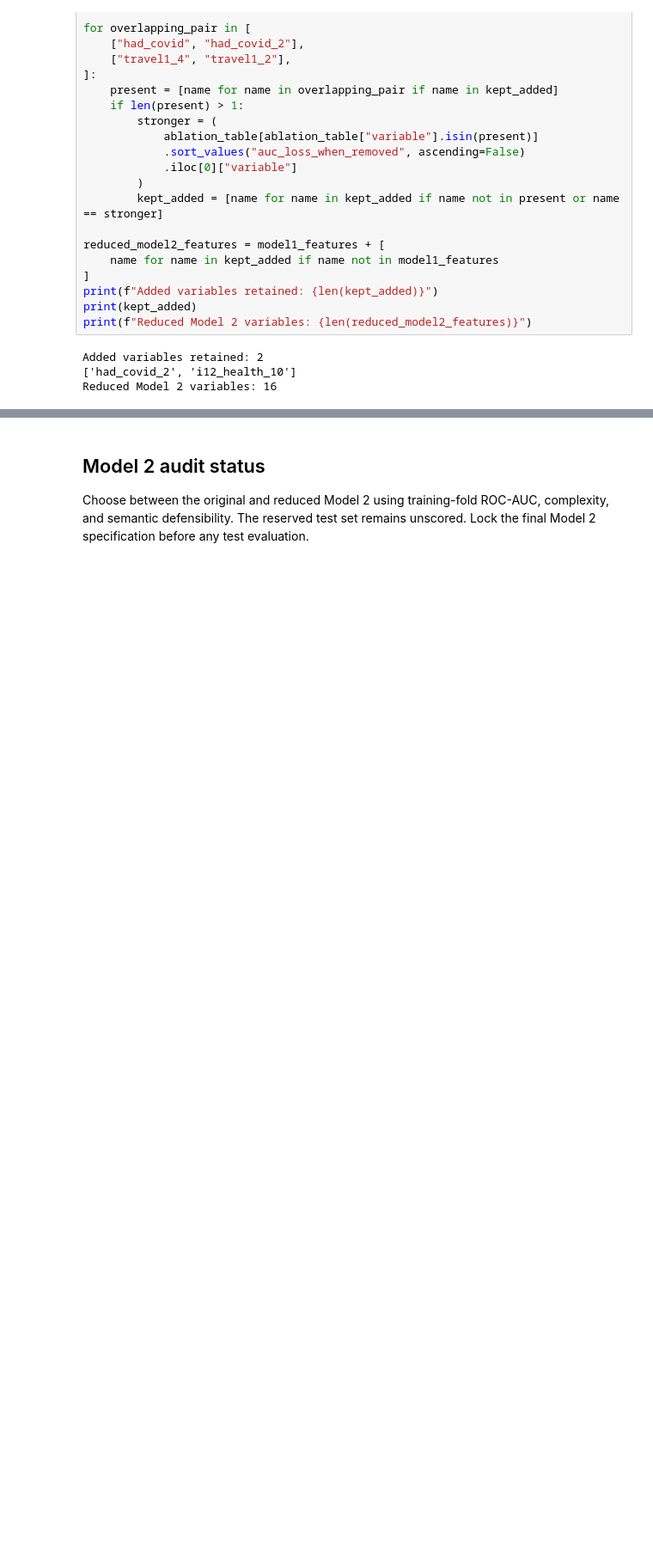
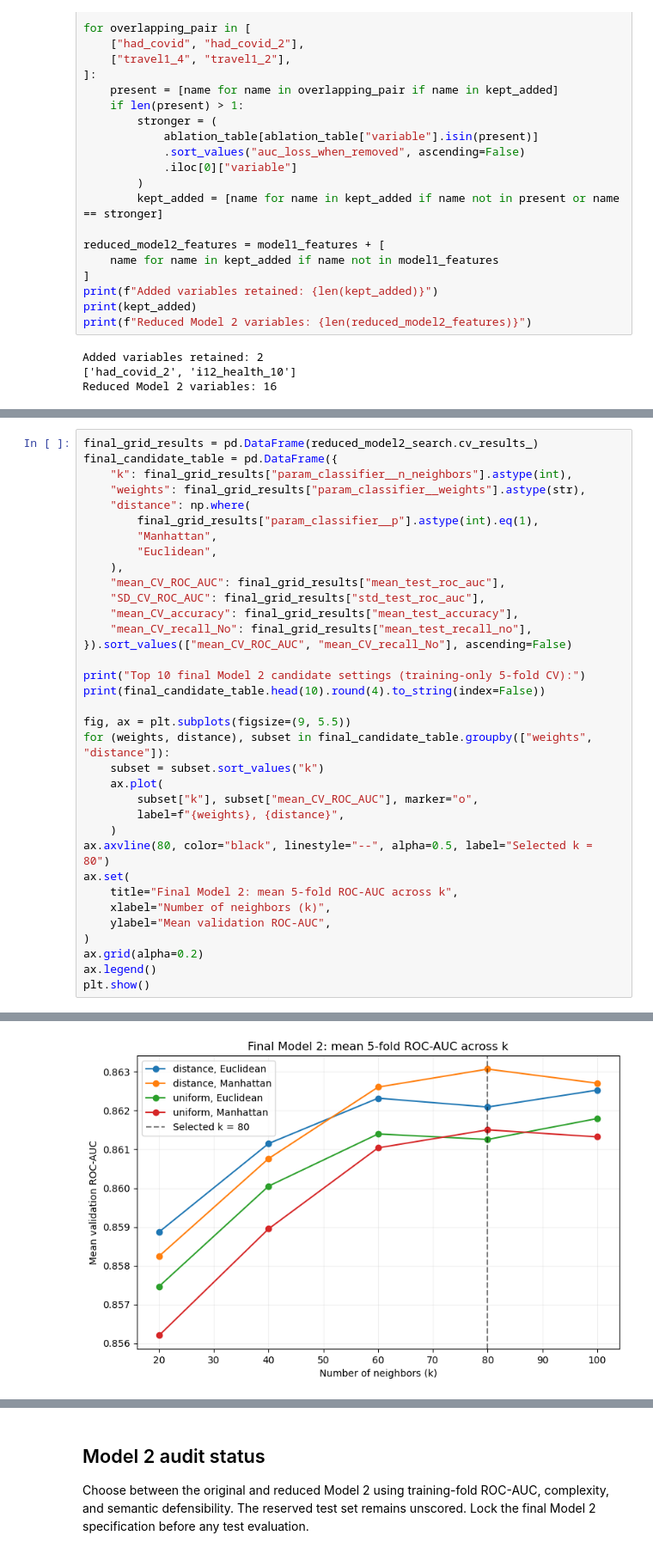
Before and after one commit to jimmyrua/8413-ML-GA1, a Jupyter notebook: GA1_model_2_missing_values.ipynb, the cells around one changed output, grey strips where cells are left out. Shown at 86% size. Cells and saved outputs as stored; diff of their text form; blank space fills up the shorter version.

```diff
--- a/GA1_model_2_missing_values.ipynb
+++ b/GA1_model_2_missing_values.ipynb
@@ -527,0 +851,36 @@ Reduced Model 2         16 80 distance Manhattan           0.8631            0.7
+# %%
+final_grid_results = pd.DataFrame(reduced_model2_search.cv_results_)
+final_candidate_table = pd.DataFrame({
+    "k": final_grid_results["param_classifier__n_neighbors"].astype(int),
+    "weights": final_grid_results["param_classifier__weights"].astype(str),
+    "distance": np.where(
+        final_grid_results["param_classifier__p"].astype(int).eq(1),
+        "Manhattan",
+        "Euclidean",
+    ),
+    "mean_CV_ROC_AUC": final_grid_results["mean_test_roc_auc"],
+    "SD_CV_ROC_AUC": final_grid_results["std_test_roc_auc"],
+    "mean_CV_accuracy": final_grid_results["mean_test_accuracy"],
+    "mean_CV_recall_No": final_grid_results["mean_test_recall_no"],
+}).sort_values(["mean_CV_ROC_AUC", "mean_CV_recall_No"], ascending=False)
+
+print("Top 10 final Model 2 candidate settings (training-only 5-fold CV):")
+print(final_candidate_table.head(10).round(4).to_string(index=False))
+
+fig, ax = plt.subplots(figsize=(9, 5.5))
+for (weights, distance), subset in final_candidate_table.groupby(["weights", "distance"]):
+    subset = subset.sort_values("k")
+    ax.plot(
+        subset["k"], subset["mean_CV_ROC_AUC"], marker="o",
+        label=f"{weights}, {distance}",
+    )
+ax.axvline(80, color="black", linestyle="--", alpha=0.5, label="Selected k = 80")
+ax.set(
+    title="Final Model 2: mean 5-fold ROC-AUC across k",
+    xlabel="Number of neighbors (k)",
+    ylabel="Mean validation ROC-AUC",
+)
+ax.grid(alpha=0.2)
+ax.legend()
+plt.show()
+# %% [output]
@@ -527,0 +899 @@ Reduced Model 2         16 80 distance Manhattan           0.8631            0.7
+[figure, added]
```
Also changed, not shown: parts of 27 cells of this notebook.
